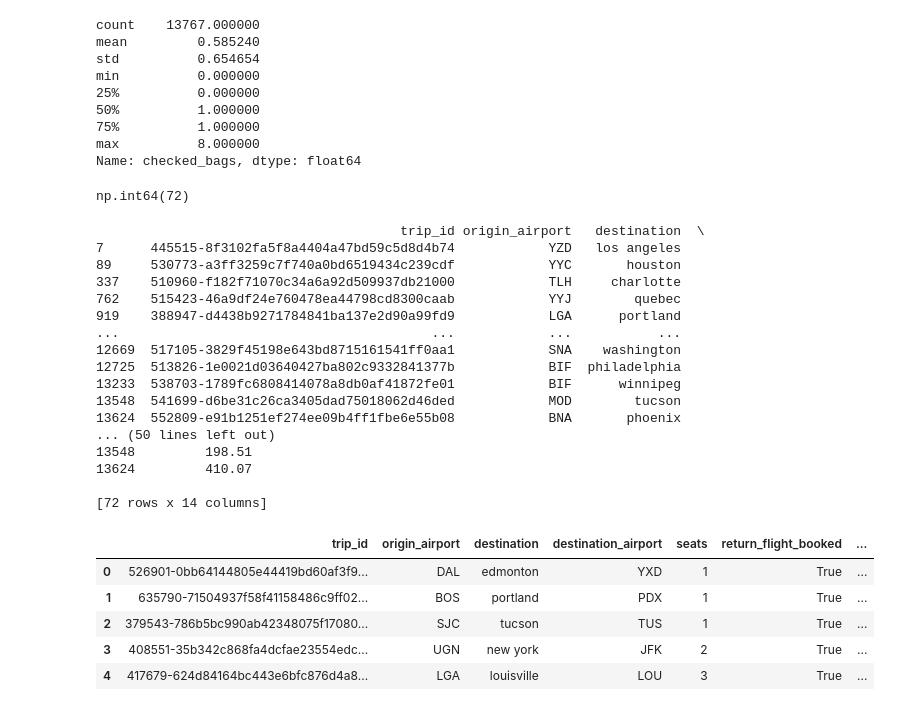
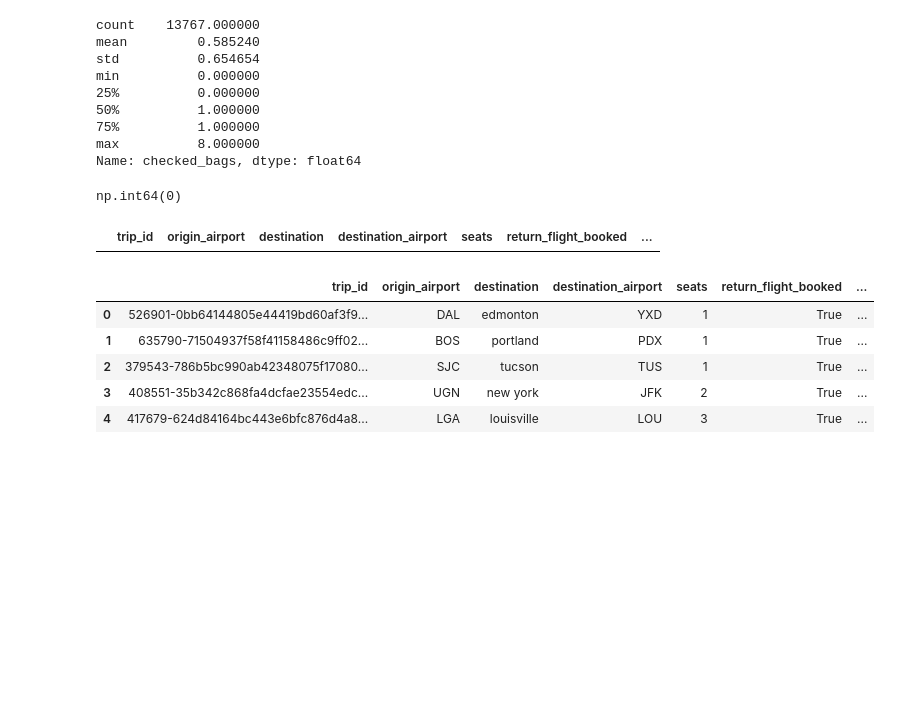
Before and after one commit to ka-katrin/TravelTide_Clustering, a Jupyter notebook: EDA.ipynb, the cells around one changed output. Saved outputs shown, nothing was run; the diff lists cells and outputs as text; code cells hidden in the pictures; blank space fills up the shorter version.

```diff
--- a/EDA.ipynb
+++ b/EDA.ipynb
@@ -238,7 +246,7 @@ seats
 Name: count, dtype: int64
 # %%
 #assumption: this price is per seat. For the overall cost:
-flights['overall_costs']=flights['base_fare_usd']*flights['seats']
+flights['costs_seats']=flights['base_fare_usd']*flights['seats']
 # %%
 flights.info()
 # %% [output]
@@ -280,28 +288,12 @@ flights['return_time']= pd.to_datetime(flights['return_time'])
 #are there timetravelers?
 (((flights['return_time']-flights['departure_time']).dt.days)<=0).sum()
 # %% [output]
-np.int64(72)
+np.int64(0)
 # %%
 #who are they in the dataframe
-print(flights[(flights['return_time'] - flights['departure_time']).dt.days <= 0])
+flights[(flights['return_time'] - flights['departure_time']).dt.days <= 0]
 # %% [output]
-                                       trip_id origin_airport   destination  \
-7      445515-8f3102fa5f8a4404a47bd59c5d8d4b74            YZD   los angeles
-89     530773-a3ff3259c7f740a0bd6519434c239cdf            YYC       houston
-337    510960-f182f71070c34a6a92d509937db21000            TLH     charlotte
-762    515423-46a9df24e760478ea44798cd8300caab            YYJ        quebec
-919    388947-d4438b9271784841ba137e2d90a99fd9            LGA      portland
-...                                        ...            ...           ...
-12669  517105-3829f45198e643bd8715161541ff0aa1            SNA    washington
-12725  513826-1e0021d03640427ba802c9332841377b            BIF  philadelphia
-13233  538703-1789fc6808414078a8db0af41872fe01            BIF      winnipeg
-13548  541699-d6be31c26ca3405dad75018062d46ded            MOD        tucson
-13624  552809-e91b1251ef274ee09b4ff1fbe6e55b08            BNA       phoenix
-... (50 lines left out)
-13548         198.51
-13624         410.07
-
-[72 rows x 14 columns]
+|  | trip_id | origin_airport | destination | destination_airport | seats | return_flight_booked | ... |
 # %%
 #=> e.g. Row 2: PWM to JFK takes a little more than 1 hour, there is no time difference between those cities.
 # departure time is always the same as arrival time here (tested it with == 0), so there is either a mistake in the departure time or arrival time or both. I am deleting the times, so there will be NaNs, because I want to keep the information, that there was a booked flight. maybe I am going to delete it later
```
Also changed, not shown: parts of 18 cells of this notebook.
